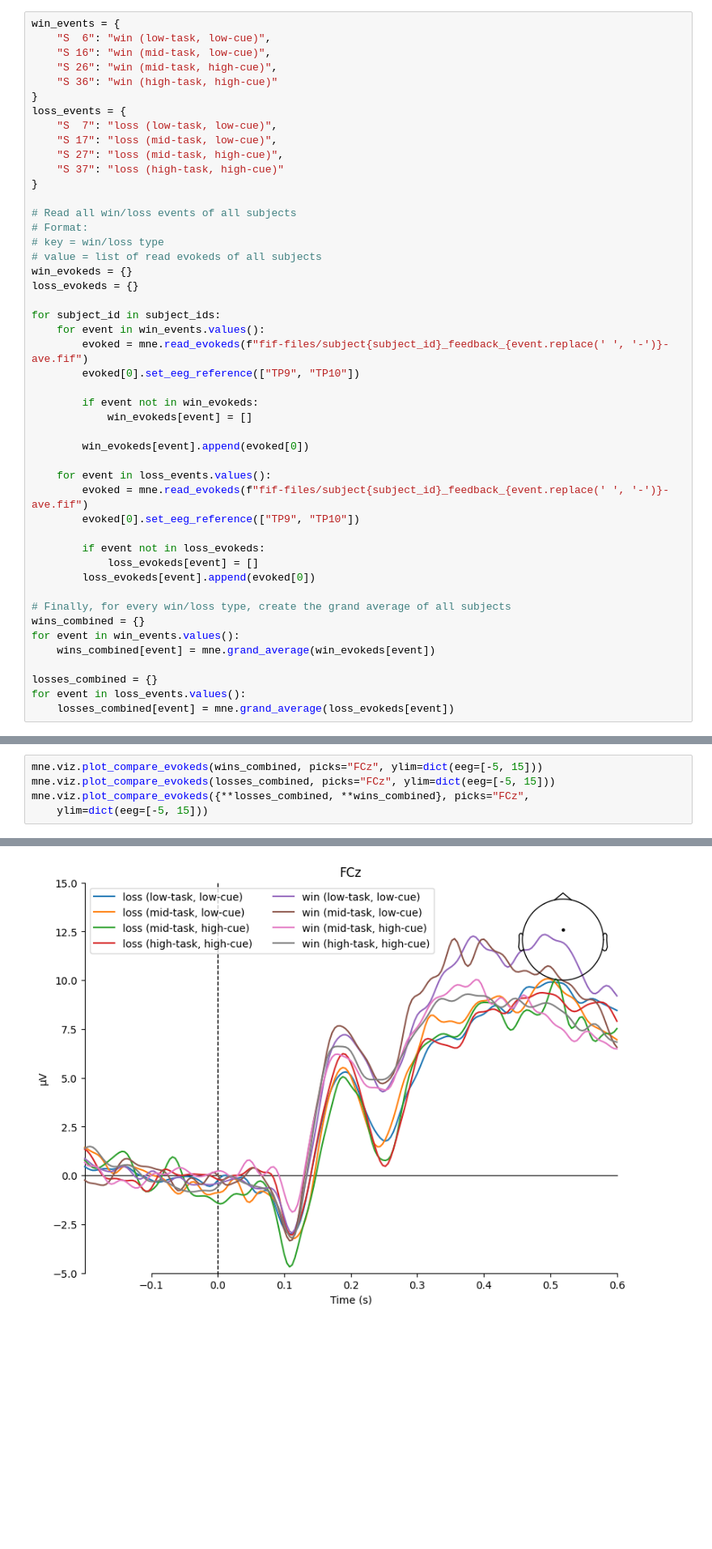
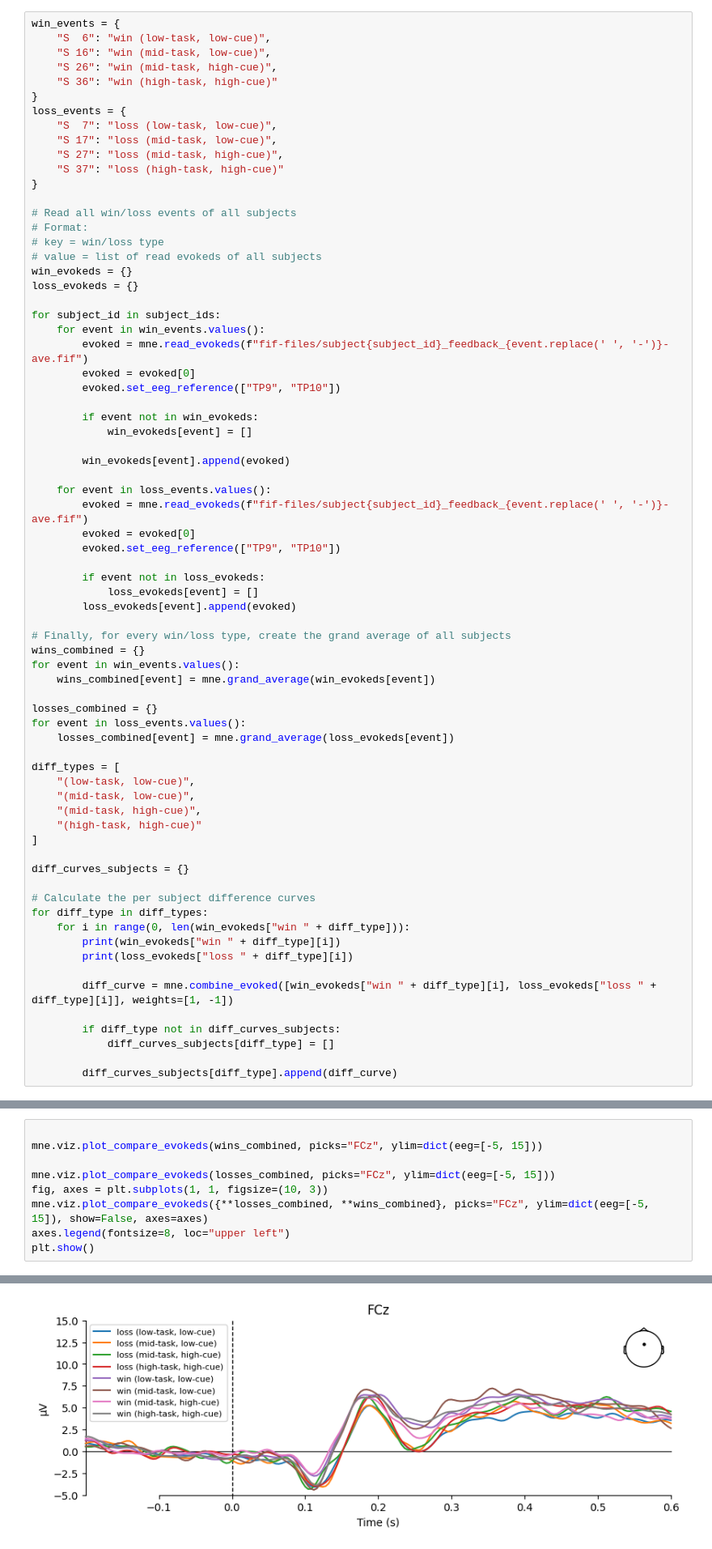
Before and after one commit to yaman3397/EEGproject, a Jupyter notebook: 02-analysis.ipynb, the cells around one changed output, grey strips where cells are left out. Shown at 81% size. Drawn from its saved outputs; the diff is of its cells as text; blank space fills up the shorter version.

```diff
--- a/02-analysis.ipynb
+++ b/02-analysis.ipynb
@@ -38,20 +46,22 @@ loss_evokeds = {}
 for subject_id in subject_ids:
     for event in win_events.values():
         evoked = mne.read_evokeds(f"fif-files/subject{subject_id}_feedback_{event.replace(' ', '-')}-ave.fif")
-        evoked[0].set_eeg_reference(["TP9", "TP10"])
+        evoked = evoked[0]
+        evoked.set_eeg_reference(["TP9", "TP10"])
 
         if event not in win_evokeds:
             win_evokeds[event] = []
 
-        win_evokeds[event].append(evoked[0])
+        win_evokeds[event].append(evoked)
 
     for event in loss_events.values():
         evoked = mne.read_evokeds(f"fif-files/subject{subject_id}_feedback_{event.replace(' ', '-')}-ave.fif")
-        evoked[0].set_eeg_reference(["TP9", "TP10"])
+        evoked = evoked[0]
+        evoked.set_eeg_reference(["TP9", "TP10"])
 
         if event not in loss_evokeds:
             loss_evokeds[event] = []
-        loss_evokeds[event].append(evoked[0])
+        loss_evokeds[event].append(evoked)
 
 # Finally, for every win/loss type, create the grand average of all subjects
 wins_combined = {}
@@ -61,6 +71,28 @@ for event in win_events.values():
 losses_combined = {}
 for event in loss_events.values():
     losses_combined[event] = mne.grand_average(loss_evokeds[event])
+
+diff_types = [
+    "(low-task, low-cue)",
+    "(mid-task, low-cue)",
+    "(mid-task, high-cue)",
+    "(high-task, high-cue)"
+]
+
+diff_curves_subjects = {}
+
+# Calculate the per subject difference curves
+for diff_type in diff_types:
+    for i in range(0, len(win_evokeds["win " + diff_type])):
+        print(win_evokeds["win " + diff_type][i])
+        print(loss_evokeds["loss " + diff_type][i])
+
+        diff_curve = mne.combine_evoked([win_evokeds["win " + diff_type][i], loss_evokeds["loss " + diff_type][i]], weights=[1, -1])
+
+        if diff_type not in diff_curves_subjects:
+            diff_curves_subjects[diff_type] = []
+
+        diff_curves_subjects[diff_type].append(diff_curve)
 # %% [output]
 Reading /home/mark/EEGproject/fif-files/subject27_feedback_win-(low-task,-low-cue)-ave.fif ...
     Found the data of interest:
@@ -82,6 +268,10 @@ Identifying common channels ...
 # %%
+
 mne.viz.plot_compare_evokeds(wins_combined, picks="FCz", ylim=dict(eeg=[-5, 15]))
+
 mne.viz.plot_compare_evokeds(losses_combined, picks="FCz", ylim=dict(eeg=[-5, 15]))
-mne.viz.plot_compare_evokeds({**losses_combined, **wins_combined}, picks="FCz",
-    ylim=dict(eeg=[-5, 15]))
+fig, axes = plt.subplots(1, 1, figsize=(10, 3))
+mne.viz.plot_compare_evokeds({**losses_combined, **wins_combined}, picks="FCz", ylim=dict(eeg=[-5, 15]), show=False, axes=axes)
+axes.legend(fontsize=8, loc="upper left")
+plt.show()
 # %% [output]
@@ -90 +280 @@ mne.viz.plot_compare_evokeds({**losses_combined, **wins_combined}, picks="FCz",
-[figure, old version]
+[figure, new version]
```
Also changed, not shown: parts of 27 cells of this notebook, 8 other files.
